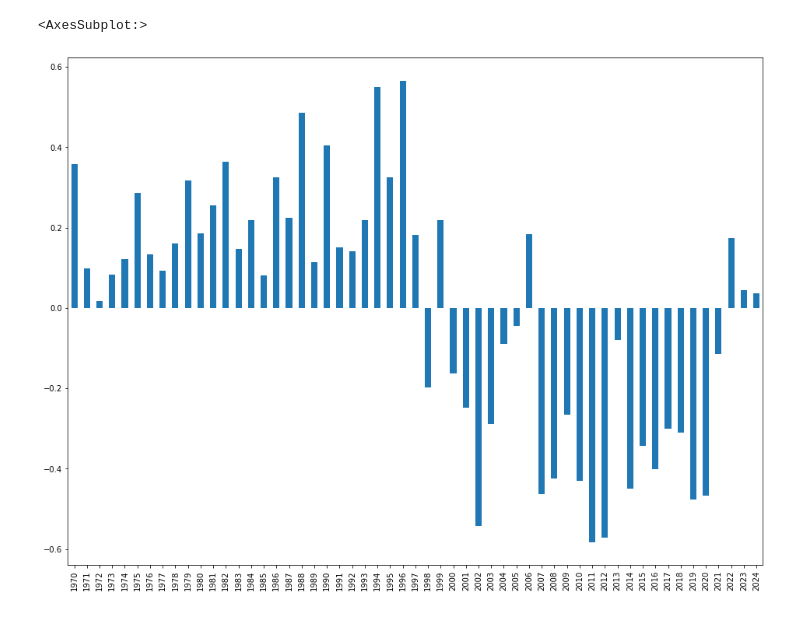
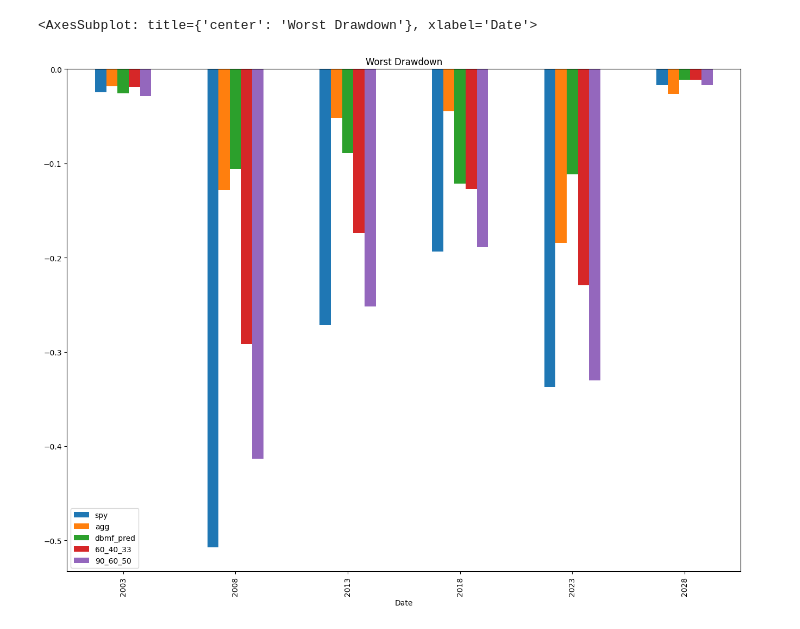
Before and after one commit to chiaolun/market-timing, a Jupyter notebook: Simple Diversification.ipynb, the cells around one changed output. Saved outputs shown, nothing was run; the diff lists cells and outputs as text; code cells hidden in the pictures.

```diff
--- a/Simple Diversification.ipynb
+++ b/Simple Diversification.ipynb
@@ -93,0 +66,2 @@ all_rets = pd.DataFrame({
+# %%
+rets.add(1).apply(np.log).mean().mul(250).apply(np.exp).sub(1)
@@ -93,0 +78,4 @@ all_rets = pd.DataFrame({
+# %%
+rets = rets[["spy", "agg", "dbmf_pred", "60_40_33", "90_60_50"]]
+# %%
+rets.add(1).cumprod().plot(logy=True)
@@ -93,0 +85,6 @@ all_rets = pd.DataFrame({
+# %%
+(
+    rets.add(1).groupby(pd.Grouper(freq="5Y")).prod()
+    .rename(index=lambda xs: xs.date().year)
+    .plot.bar(title="Total Return (X times)")
+)
@@ -94,12 +94,11 @@ all_rets = pd.DataFrame({
 # %%
 (
-    all_rets
-    .groupby(pd.Grouper(freq="Y"))
-    .corr()
-    .xs("sp500", level=1)["t_bonds"]
-    .rename(index=lambda xs: xs.year)
-    .plot.bar()
+    rets.add(1).cumprod()
+    .groupby(pd.Grouper(freq="5Y"))
+    .apply(lambda xs: (xs / xs.cummax() - 1).min())
+    .rename(index=lambda xs: xs.date().year)
+    .plot.bar(title="Worst Drawdown")
 )
 # %% [output]
-<AxesSubplot:>
+<AxesSubplot: title={'center': 'Worst Drawdown'}, xlabel='Date'>
-[figure, old version]
+[figure, new version]
```
Also changed, not shown: parts of 26 cells of this notebook, 1 other file.
